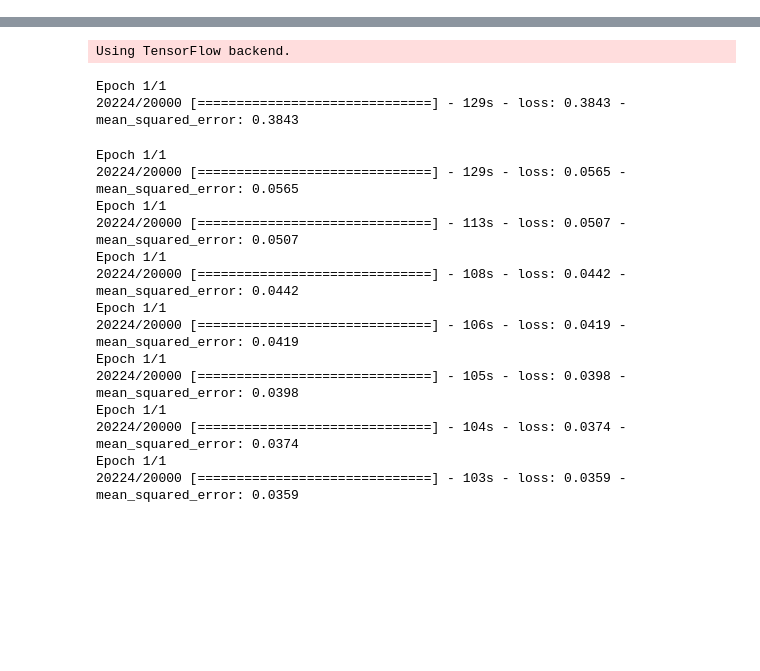
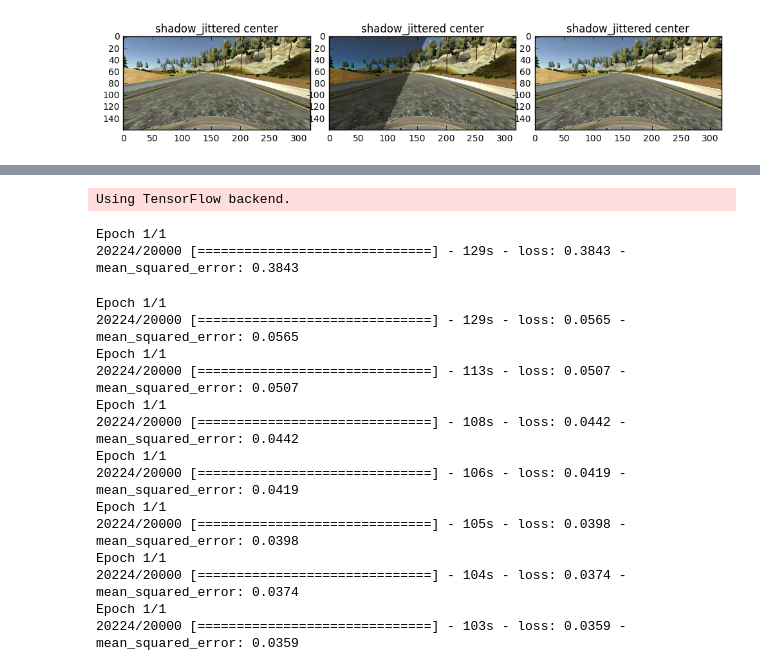
Before and after one commit to wkelongws/CarND-BehaviorCloning-Project, a Jupyter notebook: SelfDrivingTrainingModule.ipynb, the cells around one changed output, grey strips where cells are left out. Cells and saved outputs as stored; diff of their text form; code cells hidden in the pictures; blank space fills up the shorter version.

```diff
--- a/SelfDrivingTrainingModule.ipynb
+++ b/SelfDrivingTrainingModule.ipynb
@@ -49,0 +79,18 @@ image_tr = cv2.warpAffine(image,Trans_M,(cols,rows))
+# %%
+plt.figure(figsize=(12,4))
+gs = gridspec.GridSpec(1, 3,hspace=0,wspace=0.1)
+ax0=plt.subplot(gs[0])
+im=shadow_jitter(image_center)
+ax0.set_title("shadow_jittered center")
+plt.imshow(im)
+ax1=plt.subplot(gs[1])
+im=shadow_jitter(image_center)
+ax1.set_title("shadow_jittered center")
+plt.imshow(im)
+ax2=plt.subplot(gs[2])
+im=shadow_jitter(image_center)
+ax2.set_title("shadow_jittered center")
+plt.imshow(im)
+savefig('shadowjitter.png')
+# %% [output]
+[figure, added]
```
Also changed, not shown: parts of 9 cells of this notebook, 8 other files.
